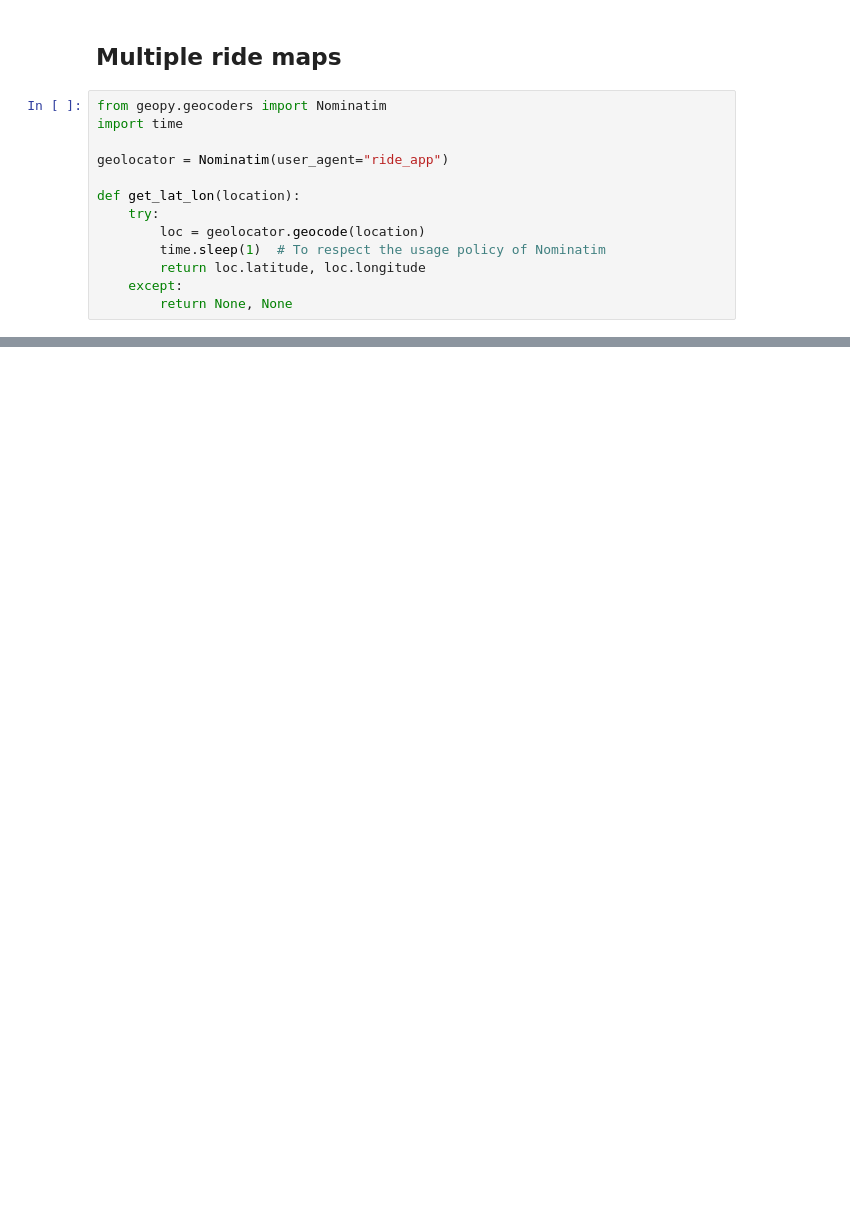
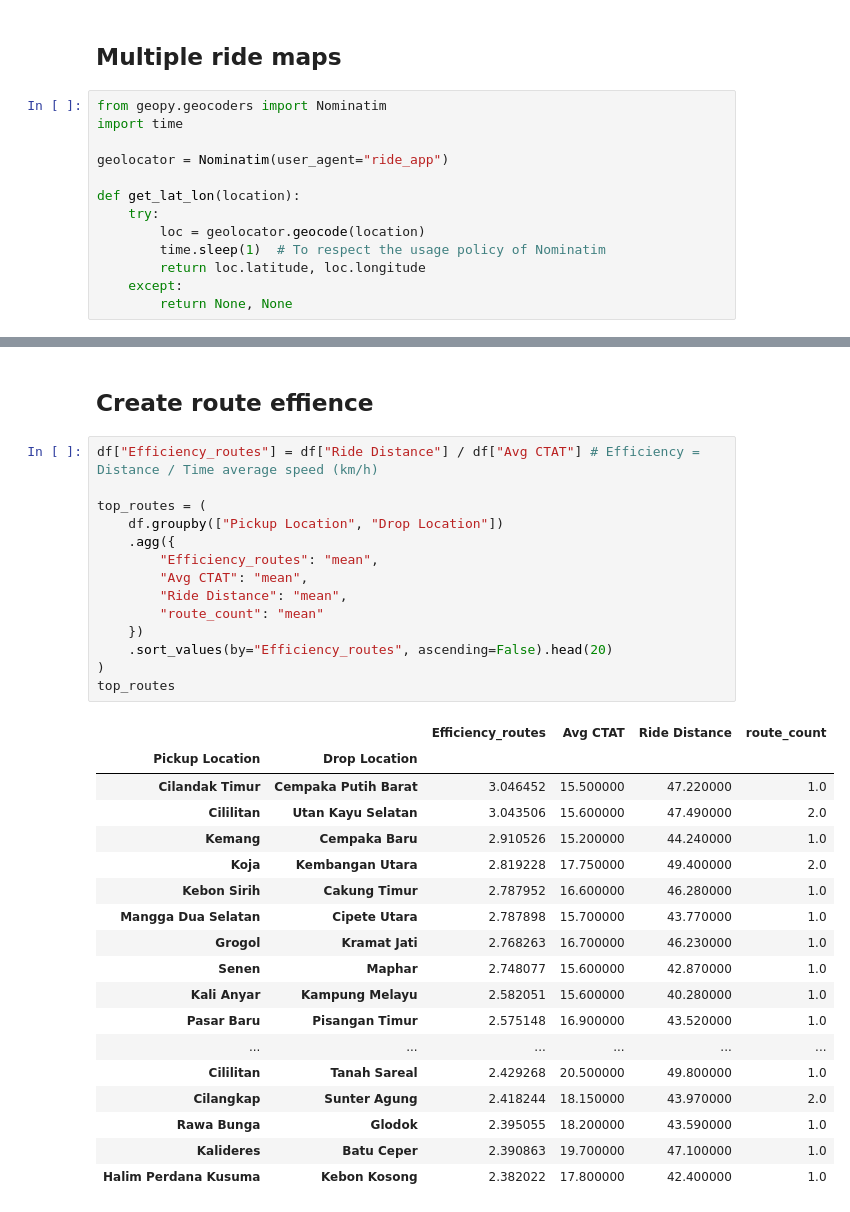
Before and after one commit to Mipjeiger/Taxi-trip-engineering-track-Similar-GoRide-, a Jupyter notebook: ml-engineer/notebooks/05_gmaps.ipynb, the cells around one changed output, grey strips where cells are left out. Cells and saved outputs as stored; diff of their text form; blank space fills up the shorter version.

```diff
--- a/ml-engineer/notebooks/05_gmaps.ipynb
+++ b/ml-engineer/notebooks/05_gmaps.ipynb
@@ -149 +151,36 @@ ride_map
 [interactive output not drawn]
+# %% [markdown]
+## Create route effience
+# %%
+df["Efficiency_routes"] = df["Ride Distance"] / df["Avg CTAT"] # Efficiency = Distance / Time average speed (km/h)
+
+top_routes = (
+    df.groupby(["Pickup Location", "Drop Location"])
+    .agg({
+        "Efficiency_routes": "mean",
+        "Avg CTAT": "mean",
+        "Ride Distance": "mean",
+        "route_count": "mean"
+    })
+    .sort_values(by="Efficiency_routes", ascending=False).head(20)
+)
+top_routes
+# %% [output]
+|  |  | Efficiency_routes | Avg CTAT | Ride Distance | route_count |
+| Pickup Location | Drop Location |  |  |  |  |
+| Cilandak Timur | Cempaka Putih Barat | 3.046452 | 15.500000 | 47.220000 | 1.0 |
+| Cililitan | Utan Kayu Selatan | 3.043506 | 15.600000 | 47.490000 | 2.0 |
+| Kemang | Cempaka Baru | 2.910526 | 15.200000 | 44.240000 | 1.0 |
+| Koja | Kembangan Utara | 2.819228 | 17.750000 | 49.400000 | 2.0 |
+| Kebon Sirih | Cakung Timur | 2.787952 | 16.600000 | 46.280000 | 1.0 |
+| Mangga Dua Selatan | Cipete Utara | 2.787898 | 15.700000 | 43.770000 | 1.0 |
+| Grogol | Kramat Jati | 2.768263 | 16.700000 | 46.230000 | 1.0 |
+| Senen | Maphar | 2.748077 | 15.600000 | 42.870000 | 1.0 |
+| Kali Anyar | Kampung Melayu | 2.582051 | 15.600000 | 40.280000 | 1.0 |
+| Pasar Baru | Pisangan Timur | 2.575148 | 16.900000 | 43.520000 | 1.0 |
+| ... | ... | ... | ... | ... | ... |
+| Cililitan | Tanah Sareal | 2.429268 | 20.500000 | 49.800000 | 1.0 |
+| Cilangkap | Sunter Agung | 2.418244 | 18.150000 | 43.970000 | 2.0 |
+| Rawa Bunga | Glodok | 2.395055 | 18.200000 | 43.590000 | 1.0 |
+| Kalideres | Batu Ceper | 2.390863 | 19.700000 | 47.100000 | 1.0 |
+| Halim Perdana Kusuma | Kebon Kosong | 2.382022 | 17.800000 | 42.400000 | 1.0 |
```
Also changed, not shown: parts of 7 cells of this notebook, 2 other files.
